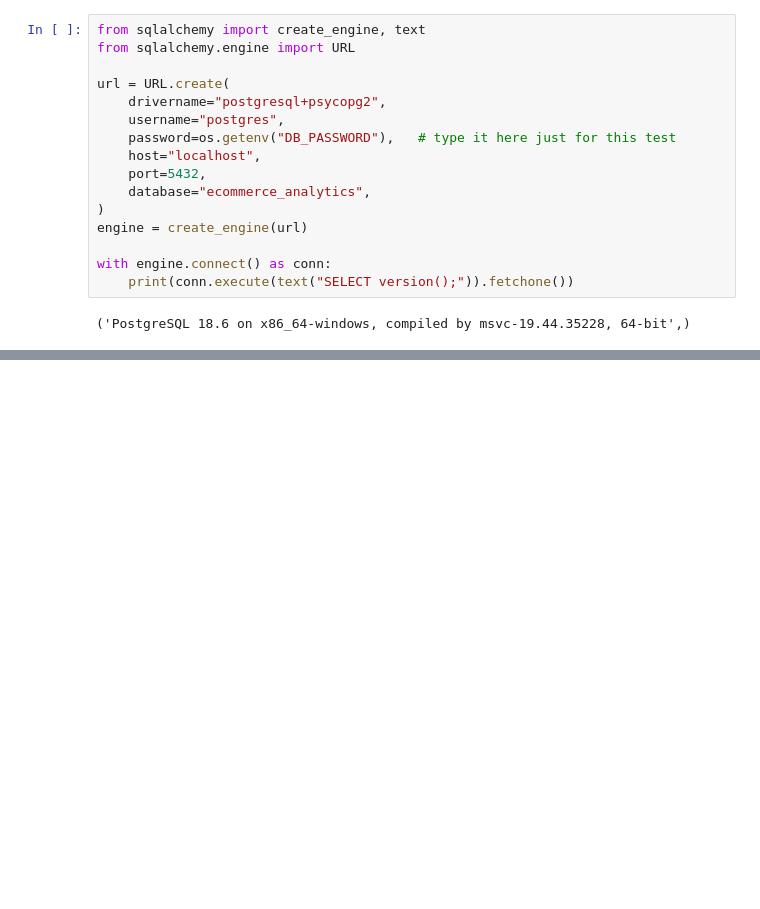
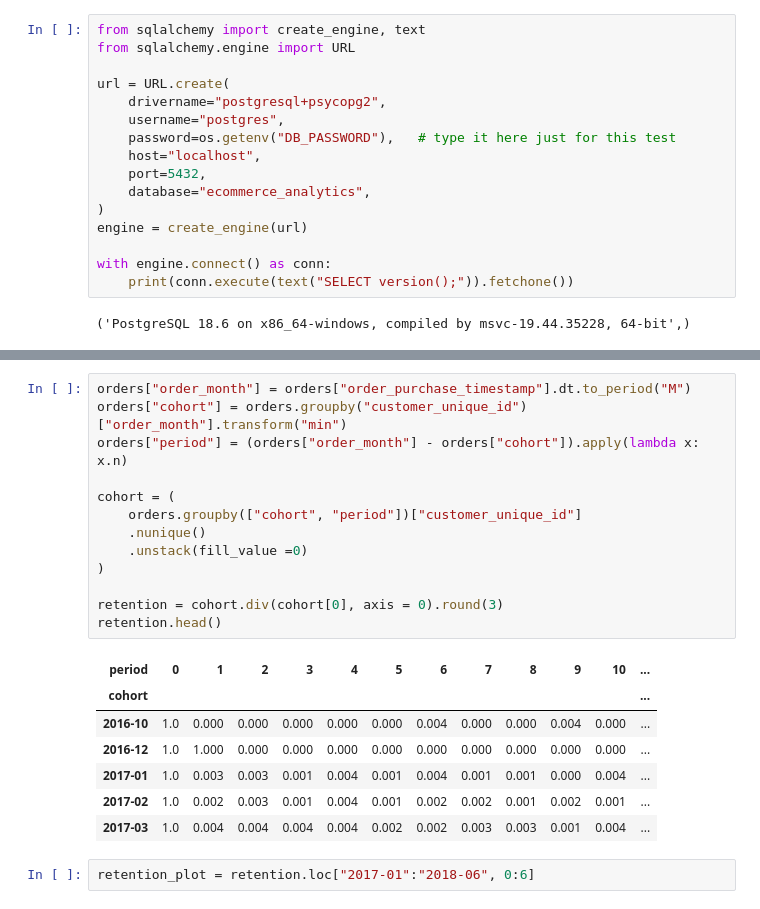
Before and after one commit to Shauryavish010/E-commerce-Customer-Retention-and-RFM-Analytics, a Jupyter notebook: python/customer_analysis.ipynb, the cells around one changed output, grey strips where cells are left out. Drawn from its saved outputs; the diff is of its cells as text; blank space fills up the shorter version.

```diff
--- a/python/customer_analysis.ipynb
+++ b/python/customer_analysis.ipynb
@@ -103,0 +229,23 @@ UsageError: Line magic function `%git` not found.
+# %%
+orders["order_month"] = orders["order_purchase_timestamp"].dt.to_period("M")
+orders["cohort"] = orders.groupby("customer_unique_id")["order_month"].transform("min")
+orders["period"] = (orders["order_month"] - orders["cohort"]).apply(lambda x: x.n)
+
+cohort = (
+    orders.groupby(["cohort", "period"])["customer_unique_id"]
+    .nunique()
+    .unstack(fill_value =0)
+)
+
+retention = cohort.div(cohort[0], axis = 0).round(3)
+retention.head()
+# %% [output]
+| period | 0 | 1 | 2 | 3 | 4 | 5 | 6 | 7 | 8 | 9 | 10 | ... |
+| cohort |  |  |  |  |  |  |  |  |  |  |  | ... |
+| 2016-10 | 1.0 | 0.000 | 0.000 | 0.000 | 0.000 | 0.000 | 0.004 | 0.000 | 0.000 | 0.004 | 0.000 | ... |
+| 2016-12 | 1.0 | 1.000 | 0.000 | 0.000 | 0.000 | 0.000 | 0.000 | 0.000 | 0.000 | 0.000 | 0.000 | ... |
+| 2017-01 | 1.0 | 0.003 | 0.003 | 0.001 | 0.004 | 0.001 | 0.004 | 0.001 | 0.001 | 0.000 | 0.004 | ... |
+| 2017-02 | 1.0 | 0.002 | 0.003 | 0.001 | 0.004 | 0.001 | 0.002 | 0.002 | 0.001 | 0.002 | 0.001 | ... |
+| 2017-03 | 1.0 | 0.004 | 0.004 | 0.004 | 0.004 | 0.002 | 0.002 | 0.003 | 0.003 | 0.001 | 0.004 | ... |
+# %%
+retention_plot = retention.loc["2017-01":"2018-06", 0:6]
```
Also changed, not shown: parts of 12 cells of this notebook, 2 other files.
